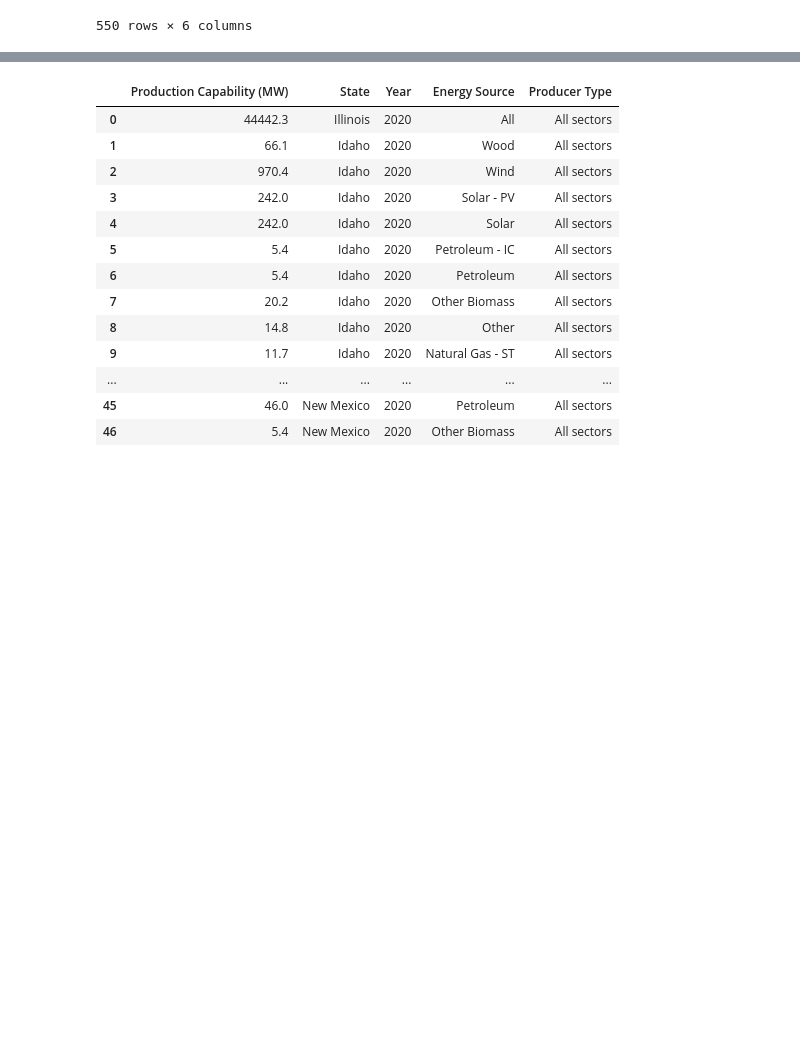
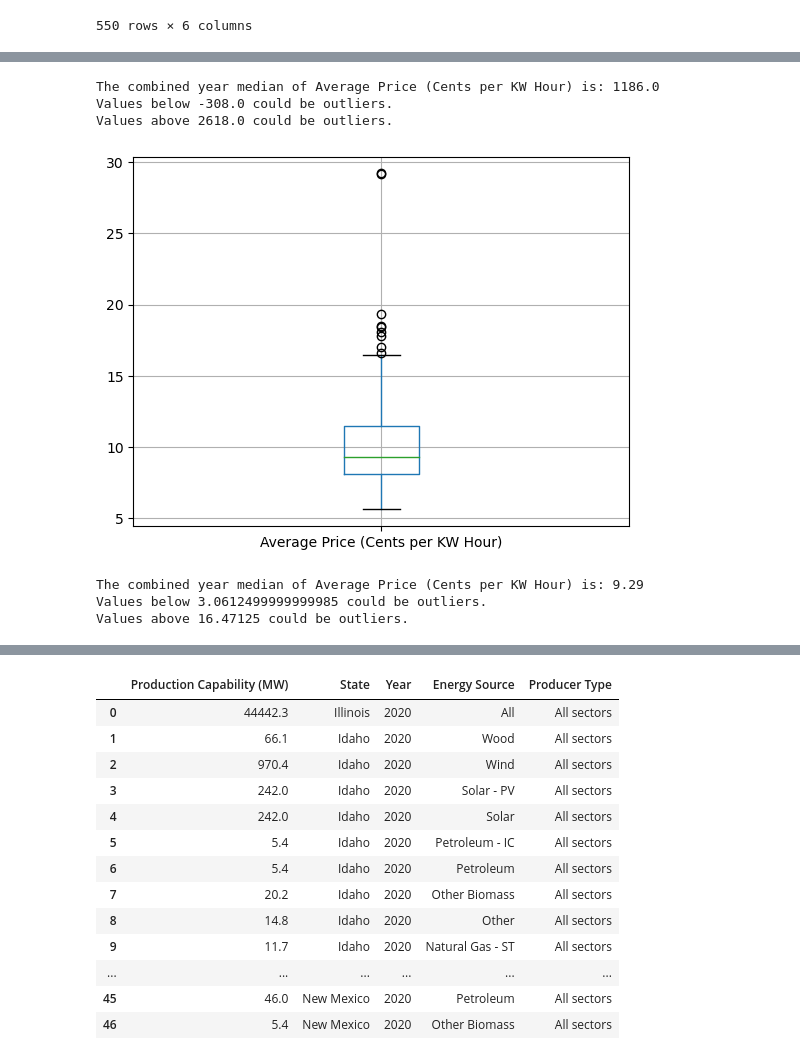
Before and after one commit to andrew8185/project-01, a Jupyter notebook: project_1.ipynb, the cells around one changed output, grey strips where cells are left out. Saved outputs shown, nothing was run; the diff lists cells and outputs as text; code cells hidden in the pictures; blank space fills up the shorter version.

```diff
--- a/project_1.ipynb
+++ b/project_1.ipynb
@@ -59,0 +184,35 @@ df_2018_state_key_stats.reset_index(drop=True, inplace=True)
+# %%
+co2_quartiles = df_combined_state_key_stats['CO2 Emissions (lbs per MW Hour)'].quantile([.25,.5,.75])
+co2_lowerq = co2_quartiles[0.25]
+co2_upperq = co2_quartiles[0.75]
+co2_iqr = co2_upperq-co2_lowerq
+co2_lower_bound = co2_lowerq - (1.5*co2_iqr)
+co2_upper_bound = co2_upperq + (1.5*co2_iqr)
+
+print(f"The combined year median of Average Price (Cents per KW Hour) is: {co2_quartiles[0.5]}")
+print(f"Values below {co2_lower_bound} could be outliers.")
+print(f"Values above {co2_upper_bound} could be outliers.")
+# %% [output]
+The combined year median of Average Price (Cents per KW Hour) is: 1186.0
+Values below -308.0 could be outliers.
+Values above 2618.0 could be outliers.
+# %%
+df_combined_state_key_stats.boxplot(column=['Average Price (Cents per KW Hour)'])
+plt.show()
+# %% [output]
+[figure, added]
+# %%
+price_quartiles = df_combined_state_key_stats['Average Price (Cents per KW Hour)'].quantile([.25,.5,.75])
+price_lowerq = price_quartiles[0.25]
+price_upperq = price_quartiles[0.75]
+price_iqr = price_upperq-price_lowerq
+price_lower_bound = price_lowerq - (1.5*price_iqr)
+price_upper_bound = price_upperq + (1.5*price_iqr)
+
+print(f"The combined year median of Average Price (Cents per KW Hour) is: {price_quartiles[0.5]}")
+print(f"Values below {price_lower_bound} could be outliers.")
+print(f"Values above {price_upper_bound} could be outliers.")
+# %% [output]
+The combined year median of Average Price (Cents per KW Hour) is: 9.29
+Values below 3.0612499999999985 could be outliers.
+Values above 16.47125 could be outliers.
```
Also changed, not shown: parts of 11 cells of this notebook.
